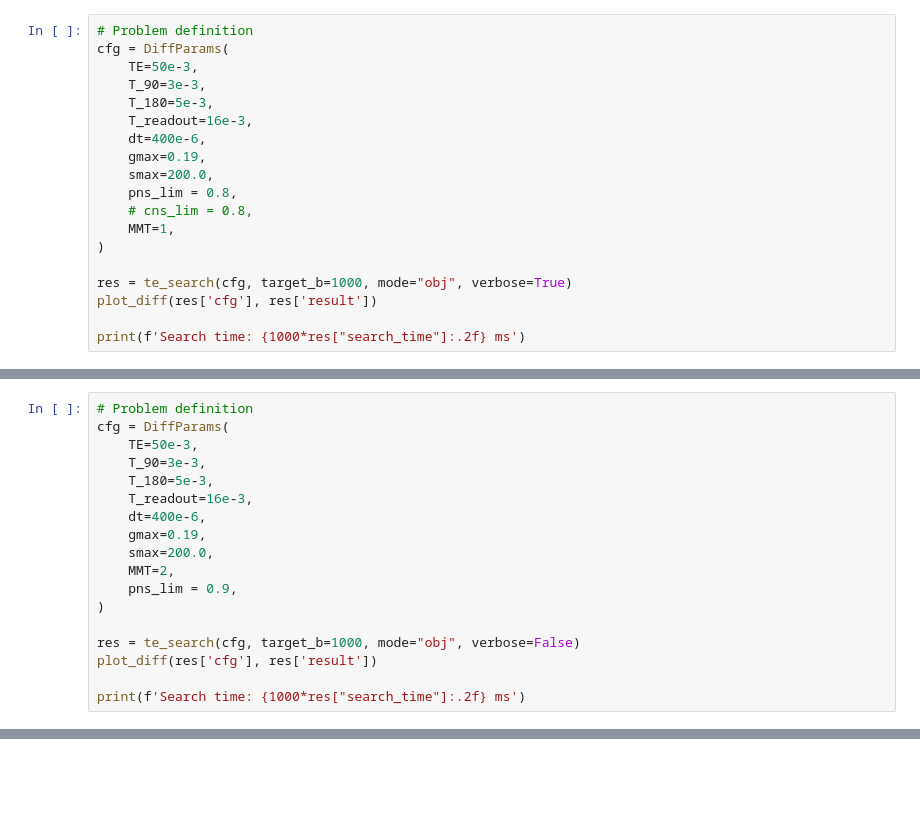
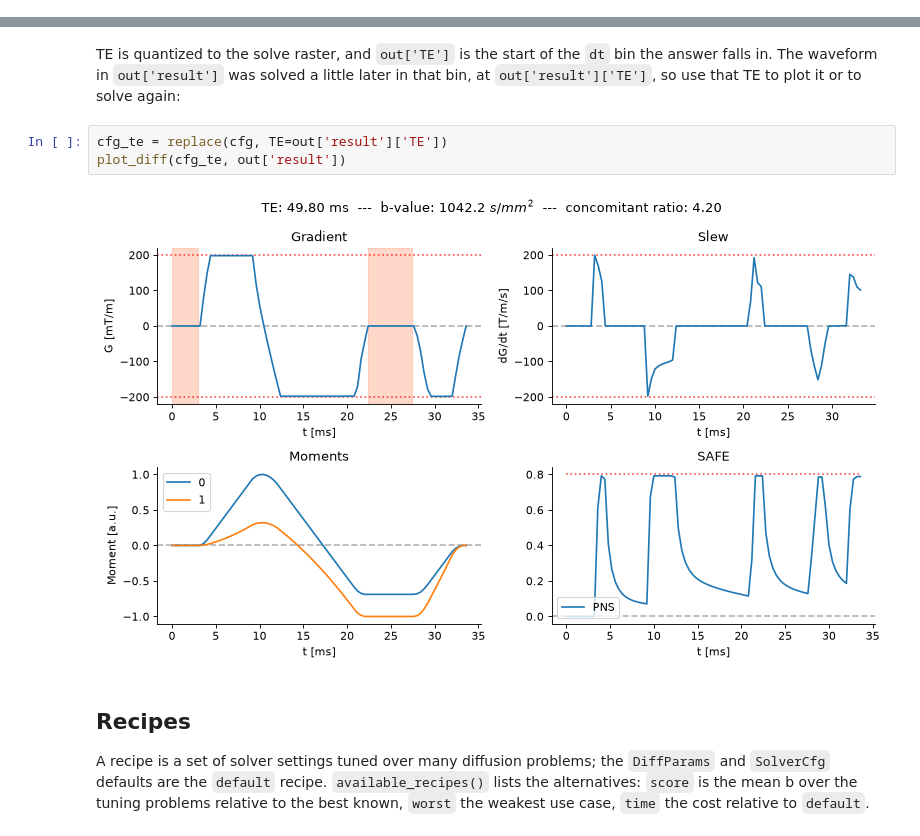
Before and after one commit to cmr-group/gropt-dev, a Jupyter notebook: examples/diffusion/diffusion_te.ipynb, the cells around one changed output, grey strips where cells are left out. Saved outputs shown, nothing was run; the diff lists cells and outputs as text; blank space fills up the shorter version.

```diff
--- a/examples/diffusion/diffusion_te.ipynb
+++ b/examples/diffusion/diffusion_te.ipynb
@@ -40,19 +39,0 @@ Search time: 156.10 ms
-# %%
-# Problem definition
-cfg = DiffParams(
-    TE=50e-3,
-    T_90=3e-3,
-    T_180=5e-3,
-    T_readout=16e-3,
-    dt=400e-6,
-    gmax=0.19,
-    smax=200.0,
-    pns_lim = 0.8,
-    # cns_lim = 0.8,
-    MMT=1,
-)
-
-res = te_search(cfg, target_b=1000, mode="obj", verbose=True)
-plot_diff(res['cfg'], res['result'])
-
-print(f'Search time: {1000*res["search_time"]:.2f} ms')
@@ -71,18 +39,0 @@ Search time: 111.37 ms
-# %%
-# Problem definition
-cfg = DiffParams(
-    TE=50e-3,
-    T_90=3e-3,
-    T_180=5e-3,
-    T_readout=16e-3,
-    dt=400e-6,
-    gmax=0.19,
-    smax=200.0,
-    MMT=2,
-    pns_lim = 0.9,
-)
-
-res = te_search(cfg, target_b=1000, mode="obj", verbose=False)
-plot_diff(res['cfg'], res['result'])
-
-print(f'Search time: {1000*res["search_time"]:.2f} ms')
@@ -106,0 +40,16 @@ TE=90ms  b=6584  conv=True
+# %% [markdown]
+TE is quantized to the solve raster, and `out['TE']` is the start of the `dt` bin the answer falls in. The
+waveform in `out['result']` was solved a little later in that bin, at `out['result']['TE']`, so use that TE
+to plot it or to solve again:
+# %%
+cfg_te = replace(cfg, TE=out['result']['TE'])
+plot_diff(cfg_te, out['result'])
+# %% [output]
+[figure, added]
+# %% [markdown]
+## Recipes
+
+A recipe is a set of solver settings tuned over many diffusion problems; the `DiffParams` and `SolverCfg`
+defaults are the `default` recipe. `available_recipes()` lists the alternatives: `score` is the mean b over
+the tuning problems relative to the best known, `worst` the weakest use case, `time` the cost relative to
+`default`.
```
Also changed, not shown: parts of 13 cells of this notebook, 10 other files.
